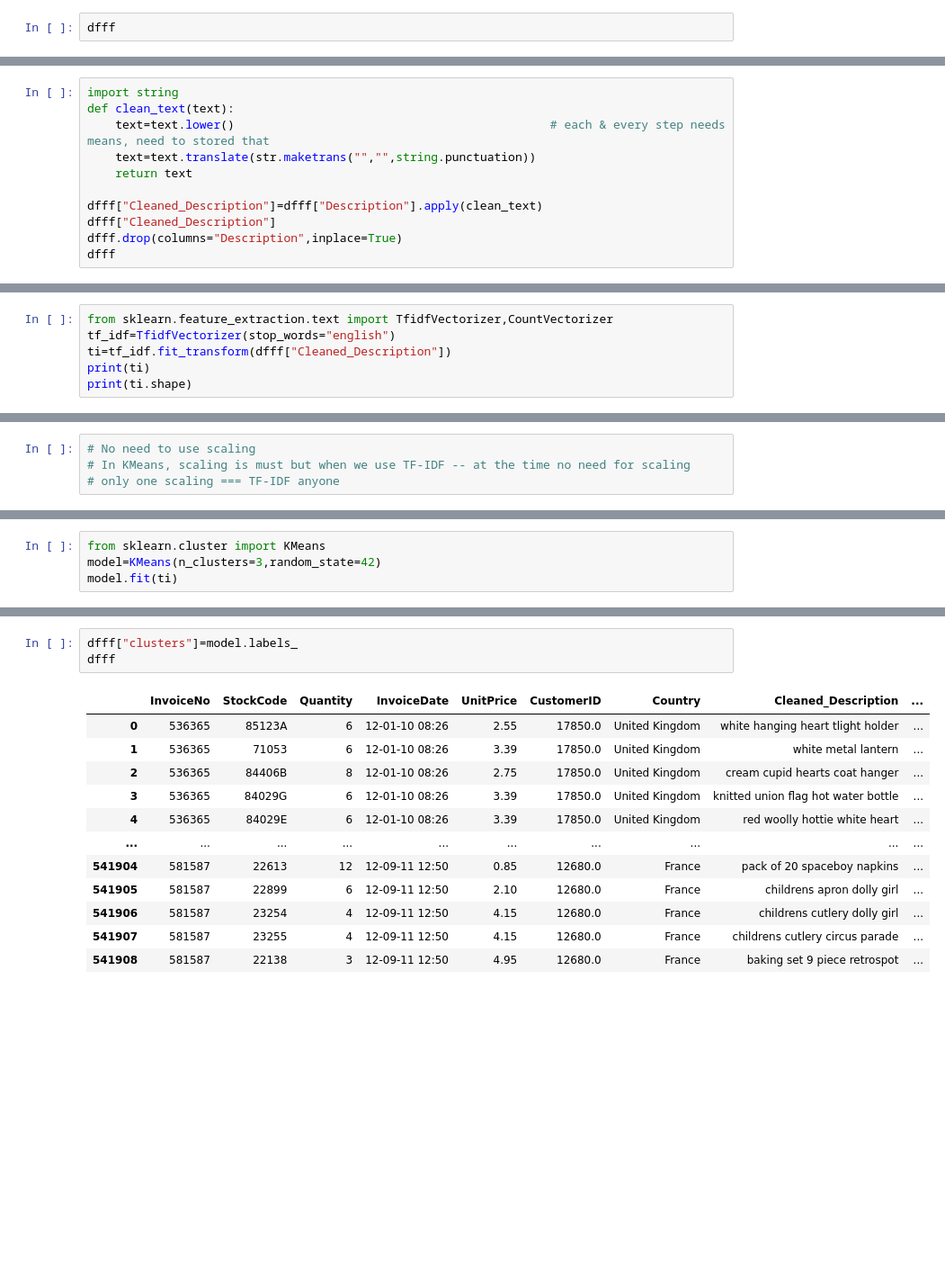
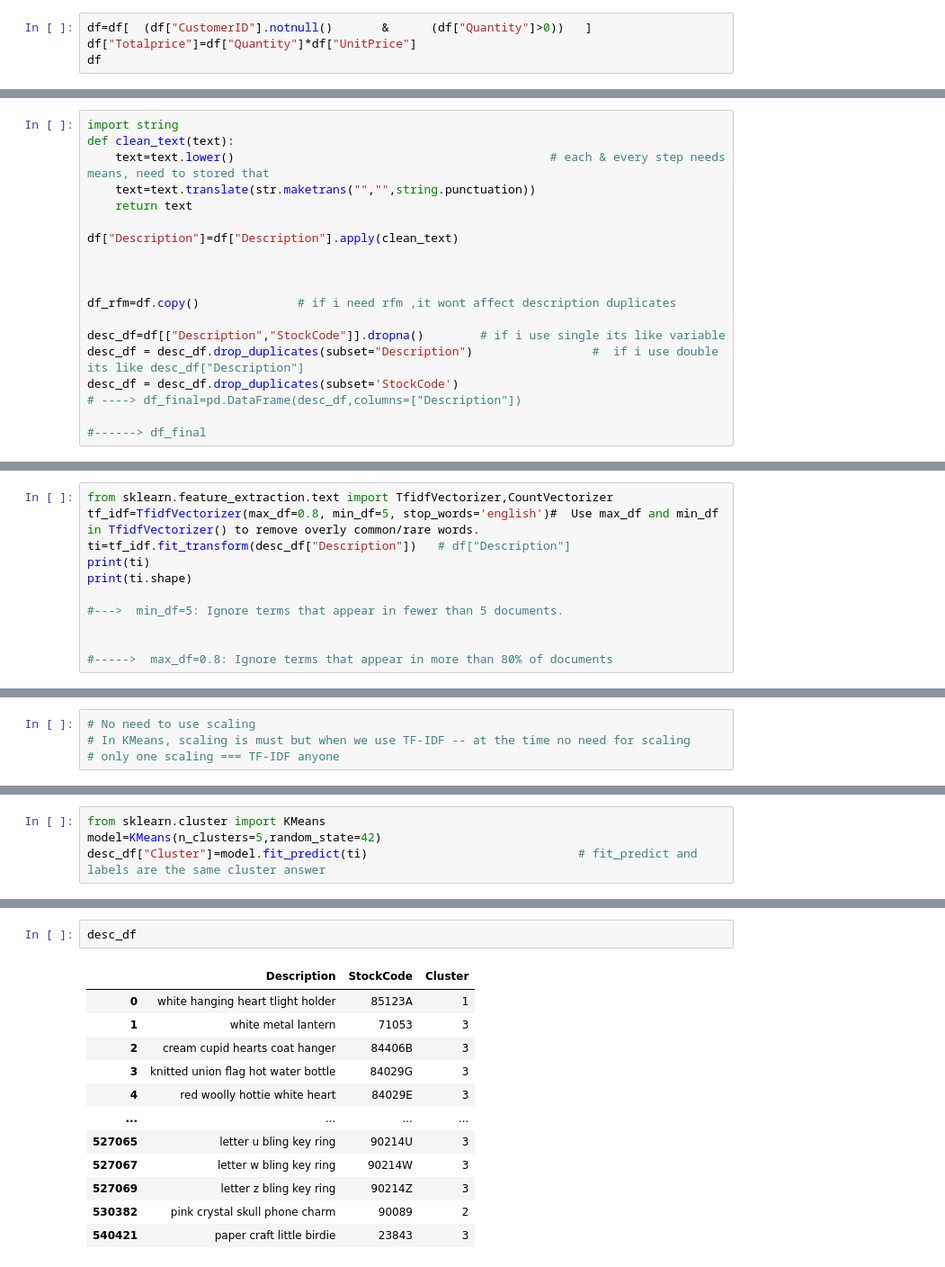
Before and after one commit to prakashbala1403/MACHINE-LEARNING, a Jupyter notebook: 2_E-commerce_project.ipynb, the cells around one changed output, grey strips where cells are left out. Shown at 90% size. Drawn from its saved outputs; the diff is of its cells as text; blank space fills up the shorter version.

```diff
--- a/2_E-commerce_project.ipynb
+++ b/2_E-commerce_project.ipynb
@@ -55,5 +55,7 @@ CustomerID     0
 Country        0
 dtype: int64
 # %%
-dfff
+df=df[  (df["CustomerID"].notnull()       &      (df["Quantity"]>0))   ]
+df["Totalprice"]=df["Quantity"]*df["UnitPrice"]
+df
 # %% [output]
@@ -81,8 +88,16 @@ def clean_text(text):
     text=text.translate(str.maketrans("","",string.punctuation))
     return text
 
-dfff["Cleaned_Description"]=dfff["Description"].apply(clean_text)
-dfff["Cleaned_Description"]
-dfff.drop(columns="Description",inplace=True)
-dfff
+df["Description"]=df["Description"].apply(clean_text)
+
+
+
+df_rfm=df.copy()              # if i need rfm ,it wont affect description duplicates
+
+desc_df=df[["Description","StockCode"]].dropna()        # if i use single its like variable
+desc_df = desc_df.drop_duplicates(subset="Description")                 #  if i use double its like desc_df["Description"]
+desc_df = desc_df.drop_duplicates(subset='StockCode')
+# ----> df_final=pd.DataFrame(desc_df,columns=["Description"])
+
+#------> df_final
 # %% [output]
@@ -102,7 +122,12 @@ dfff
 # %%
 from sklearn.feature_extraction.text import TfidfVectorizer,CountVectorizer
-tf_idf=TfidfVectorizer(stop_words="english")
-ti=tf_idf.fit_transform(dfff["Cleaned_Description"])
+tf_idf=TfidfVectorizer(max_df=0.8, min_df=5, stop_words='english')#  Use max_df and min_df in TfidfVectorizer() to remove overly common/rare words.
+ti=tf_idf.fit_transform(desc_df["Description"])   # df["Description"]
 print(ti)
 print(ti.shape)
+
+#--->  min_df=5: Ignore terms that appear in fewer than 5 documents.
+
+
+#----->  max_df=0.8: Ignore terms that appear in more than 80% of documents
 # %% [output]
@@ -150,4 +175,4 @@ I choose K===3
 # %%
 from sklearn.cluster import KMeans
-model=KMeans(n_clusters=3,random_state=42)
-model.fit(ti)
+model=KMeans(n_clusters=5,random_state=42)
+desc_df["Cluster"]=model.fit_predict(ti)                              # fit_predict and labels are the same cluster answer
@@ -173,16 +195,15 @@ clusters [[0.00000000e+00 0.00000000e+00 0.00000000e+00 ... 0.00000000e+00
 # %%
-dfff["clusters"]=model.labels_
-dfff
+desc_df
 # %% [output]
-|  | InvoiceNo | StockCode | Quantity | InvoiceDate | UnitPrice | CustomerID | Country | Cleaned_Description | ... |
-| 0 | 536365 | 85123A | 6 | 12-01-10 08:26 | 2.55 | 17850.0 | United Kingdom | white hanging heart tlight holder | ... |
-| 1 | 536365 | 71053 | 6 | 12-01-10 08:26 | 3.39 | 17850.0 | United Kingdom | white metal lantern | ... |
-| 2 | 536365 | 84406B | 8 | 12-01-10 08:26 | 2.75 | 17850.0 | United Kingdom | cream cupid hearts coat hanger | ... |
-| 3 | 536365 | 84029G | 6 | 12-01-10 08:26 | 3.39 | 17850.0 | United Kingdom | knitted union flag hot water bottle | ... |
-| 4 | 536365 | 84029E | 6 | 12-01-10 08:26 | 3.39 | 17850.0 | United Kingdom | red woolly hottie white heart | ... |
-| ... | ... | ... | ... | ... | ... | ... | ... | ... | ... |
-| 541904 | 581587 | 22613 | 12 | 12-09-11 12:50 | 0.85 | 12680.0 | France | pack of 20 spaceboy napkins | ... |
-| 541905 | 581587 | 22899 | 6 | 12-09-11 12:50 | 2.10 | 12680.0 | France | childrens apron dolly girl | ... |
-| 541906 | 581587 | 23254 | 4 | 12-09-11 12:50 | 4.15 | 12680.0 | France | childrens cutlery dolly girl | ... |
-| 541907 | 581587 | 23255 | 4 | 12-09-11 12:50 | 4.15 | 12680.0 | France | childrens cutlery circus parade | ... |
-| 541908 | 581587 | 22138 | 3 | 12-09-11 12:50 | 4.95 | 12680.0 | France | baking set 9 piece retrospot | ... |
+|  | Description | StockCode | Cluster |
+| 0 | white hanging heart tlight holder | 85123A | 1 |
+| 1 | white metal lantern | 71053 | 3 |
+| 2 | cream cupid hearts coat hanger | 84406B | 3 |
+| 3 | knitted union flag hot water bottle | 84029G | 3 |
+| 4 | red woolly hottie white heart | 84029E | 3 |
+| ... | ... | ... | ... |
+| 527065 | letter u bling key ring | 90214U | 3 |
+| 527067 | letter w bling key ring | 90214W | 3 |
+| 527069 | letter z bling key ring | 90214Z | 3 |
+| 530382 | pink crystal skull phone charm | 90089 | 2 |
+| 540421 | paper craft little birdie | 23843 | 3 |
```
Also changed, not shown: parts of 19 cells of this notebook.
